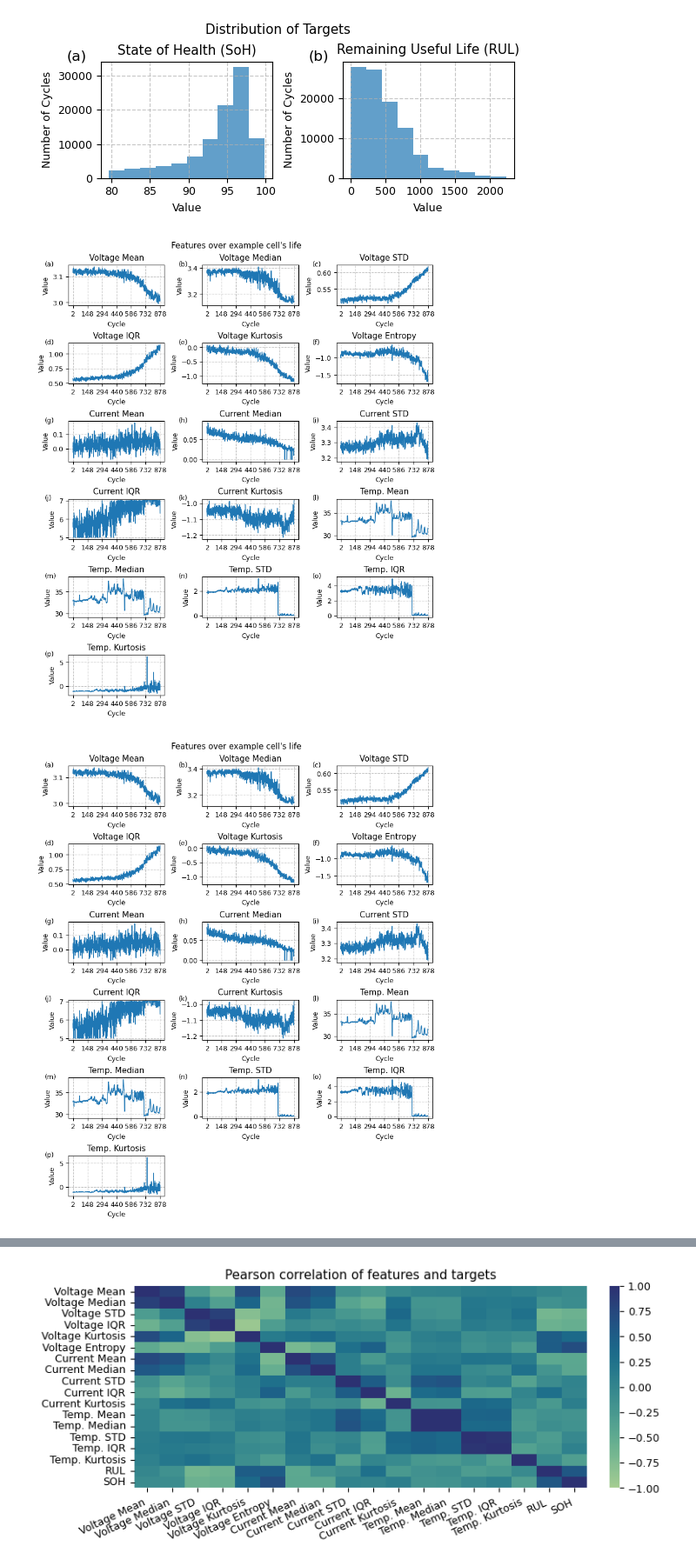
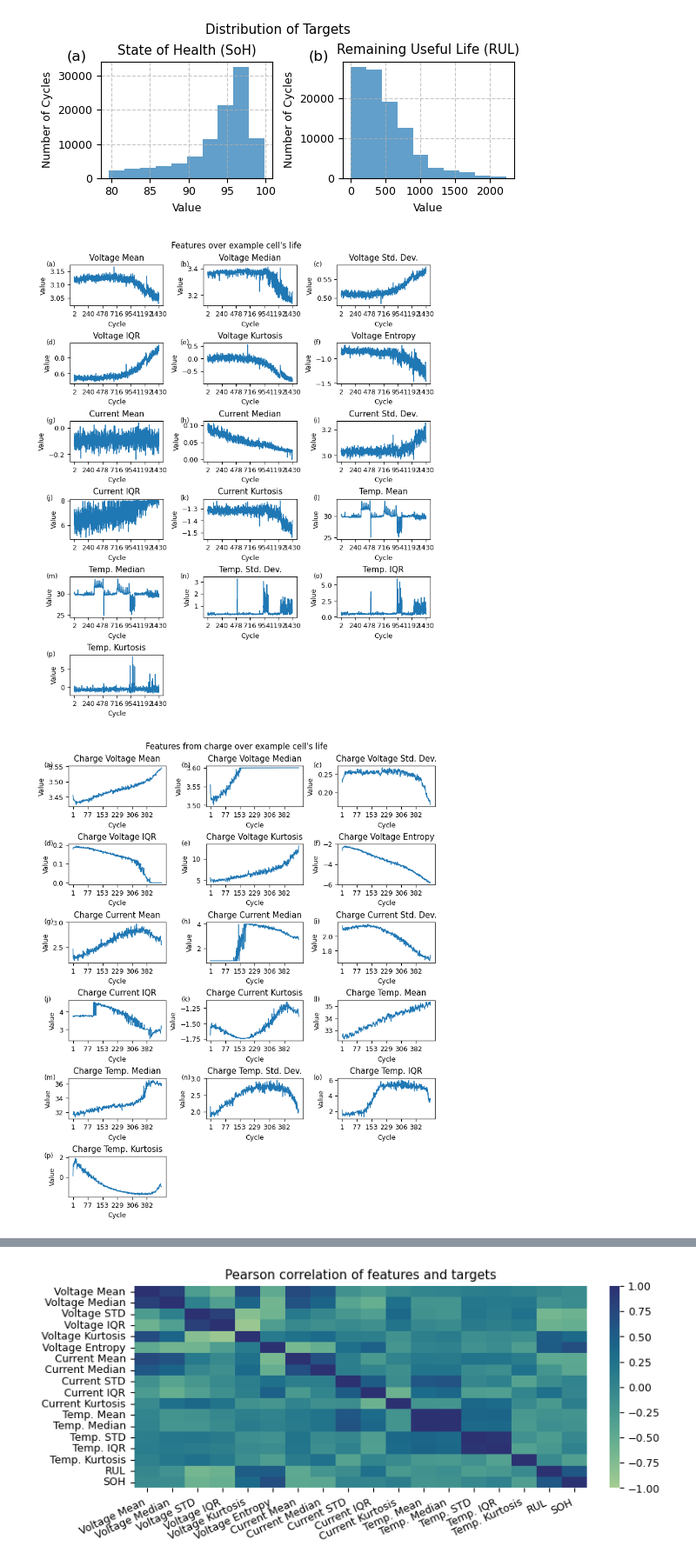
Before and after one commit to gabriel-buzzi/battery-soh-rul-modeling, a Jupyter notebook: notebooks/data_analysis/20250725-gbs-features.ipynb, the cells around one changed output, grey strips where cells are left out. Shown at 87% size. Cells and saved outputs as stored; diff of their text form; code cells hidden in the pictures.

```diff
--- a/notebooks/data_analysis/20250725-gbs-features.ipynb
+++ b/notebooks/data_analysis/20250725-gbs-features.ipynb
@@ -20,23 +19,23 @@ plt.rcParams.update({
     'lines.linewidth': 1,
 })
 
-SAVE_FIGURES = False
+SAVE_FIGURES = True
 # %%
 FEATURES_NAMES = {
     "V_mean": "Voltage Mean",
     "V_median": "Voltage Median",
-    "V_std": "Voltage STD",
+    "V_std": "Voltage Std. Dev.",
     "V_iqr": "Voltage IQR",
     "V_kurtosis": "Voltage Kurtosis",
     "V_entropy": "Voltage Entropy",
     "I_mean": "Current Mean",
     "I_median": "Current Median",
-    "I_std": "Current STD",
+    "I_std": "Current Std. Dev.",
     "I_iqr": "Current IQR",
     "I_kurtosis": "Current Kurtosis",
     "T_mean": "Temp. Mean",
     "T_median": "Temp. Median",
-    "T_std": "Temp. STD",
+    "T_std": "Temp. Std. Dev.",
     "T_iqr": "Temp. IQR",
     "T_kurtosis": "Temp. Kurtosis",
 }
@@ -44,11 +43,11 @@ FEATURES_NAMES = {
 with initialize(version_base=None, config_path='../../src/conf'):
     cfg = compose(config_name="config")
 # %%
-figures_folder = Path('../') / cfg['analysis']['figures_folder']
-features_data_path = Path('../') / cfg['data']['features_data_path']
-train_data_path = Path('../') / cfg['data']['train_data_path']
-test_data_path = Path('../') / cfg['data']['test_data_path']
-example_cell = cfg['analysis']['example_cell']
+figures_folder = Path().absolute().parent.parent / cfg['analysis']['figures_folder']
+features_data_path = Path().absolute().parent / cfg['data']['features_data_path']
+train_data_path = Path().absolute().parent / cfg['data']['train_data_path']
+test_data_path = Path().absolute().parent / cfg['data']['test_data_path']
+example_cell = "b1c3"#cfg['analysis']['example_cell']
 # %%
 features_df = pd.read_parquet(features_data_path)
 # train_df = pd.read_parquet(train_data_path)
@@ -153,7 +152,7 @@ def plot_features(
         ax.set_xlabel("Cycle")
         ax.set_ylabel("Value")
         ax.set_xticks(cycle.values[1::max(1, (len(cycle)-1)//6)])
-        ax.grid(True, linestyle='--', alpha=0.7)
+        # ax.grid(True, linestyle='--', alpha=0.7)
 
     # Turn off extra subplots
     for ax in axes[num_features:]:
@@ -172,7 +171,7 @@ plot_features(
     )
 )
 # %% [output]
-[figure, old version]
+[figure, new version]
 # %%
 def plot_charge_only_features(
     data: pd.DataFrame,
@@ -180,7 +179,7 @@ def plot_charge_only_features(
     ) -> None:
     """Plot distribution of features for the specified cell."""
 
-    features = FEATURES_NAMES.keys()
+    features = [f"charge_{f}" for f in FEATURES_NAMES.keys()]
     num_features = len(features)
 
     fig, axes = get_elsevier_figure_with_subplots(6, 3, column='double', spacing_factor=0.8)
@@ -188,38 +187,38 @@ def plot_charge_only_features(
 
     letters = [f'({chr(97 + i)})' for i in range(num_features)]
 
     for index, (feature, ax) in enumerate(zip(features, axes)):
         cycle = data[data['cell'] == example_cell]['cycle']
         values = data[data['cell'] == example_cell][feature]
 
-        display_name = f"charge_{FEATURES_NAMES.get(feature, feature)}"
+        display_name = f"Charge {FEATURES_NAMES.get(feature.replace('charge_', ''), feature)}"
 
         ax.plot(cycle, values, color='C0')
         ax.text(-0.25, 1.1, letters[index], transform=ax.transAxes, va='top')
         ax.set_title(display_name)
         ax.set_xlabel("Cycle")
         ax.set_ylabel("Value")
         ax.set_xticks(cycle.values[1::max(1, (len(cycle)-1)//6)])
-        ax.grid(True, linestyle='--', alpha=0.7)
+        # ax.grid(True, linestyle='--', alpha=0.7)
 
     # Turn off extra subplots
     for ax in axes[num_features:]:
         ax.axis("off")
 
     fig.suptitle(f"Features from charge over example cell's life")
     if save_path:
         plt.savefig(save_path, dpi=300)
     plt.show()
 
-plot_features(
+plot_charge_only_features(
     features_df,
     save_path=(
-        figures_folder / 'features.png'
+        figures_folder / 'features_charge.png'
         if SAVE_FIGURES else None
     )
 )
 # %% [output]
-[figure, old version]
+[figure, new version]
 # %%
 def plot_correlation_heatmap(
     data: pd.DataFrame,
```
Also changed, not shown: parts of 6 cells of this notebook, 5 other files.
